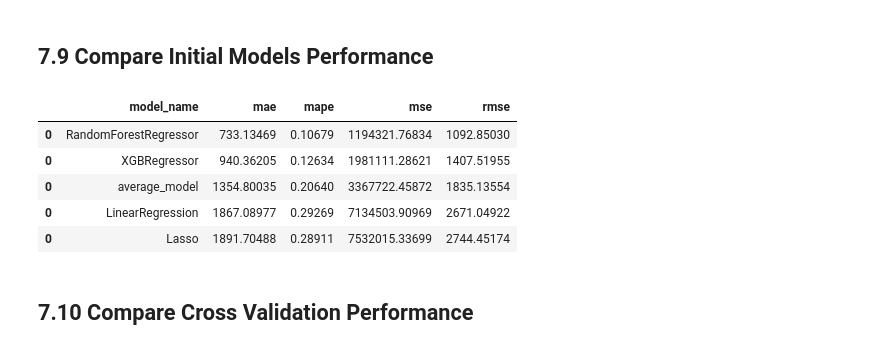
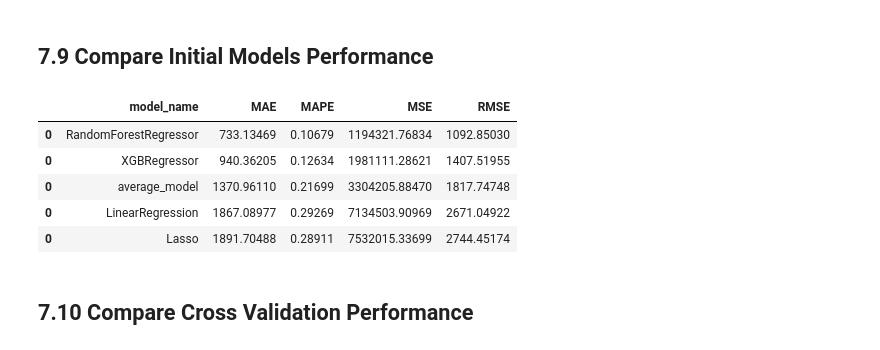
Before and after one commit to ViniciusKos/forecast_sales, a Jupyter notebook: forecast_sales.ipynb, the cells around one changed output. Saved outputs shown, nothing was run; the diff lists cells and outputs as text; code cells hidden in the pictures.

```diff
--- a/forecast_sales.ipynb
+++ b/forecast_sales.ipynb
@@ -1197,12 +1197,12 @@ xgbr_result_cv
 ## 7.9 Compare Initial Models Performance
 # %%
 modelling_result=pd.concat([baseline_result,lr_result,lrr_result,rf_result,xgbr_result])
-modelling_result.sort_values("rmse")
+modelling_result.sort_values("RMSE")
 # %% [output]
-|  | model_name | mae | mape | mse | rmse |
+|  | model_name | MAE | MAPE | MSE | RMSE |
 | 0 | RandomForestRegressor | 733.13469 | 0.10679 | 1194321.76834 | 1092.85030 |
 | 0 | XGBRegressor | 940.36205 | 0.12634 | 1981111.28621 | 1407.51955 |
-| 0 | average_model | 1354.80035 | 0.20640 | 3367722.45872 | 1835.13554 |
+| 0 | average_model | 1370.96110 | 0.21699 | 3304205.88470 | 1817.74748 |
 | 0 | LinearRegression | 1867.08977 | 0.29269 | 7134503.90969 | 2671.04922 |
 | 0 | Lasso | 1891.70488 | 0.28911 | 7532015.33699 | 2744.45174 |
 # %% [markdown]
```
Also changed, not shown: parts of 26 cells of this notebook, 12 other files.
